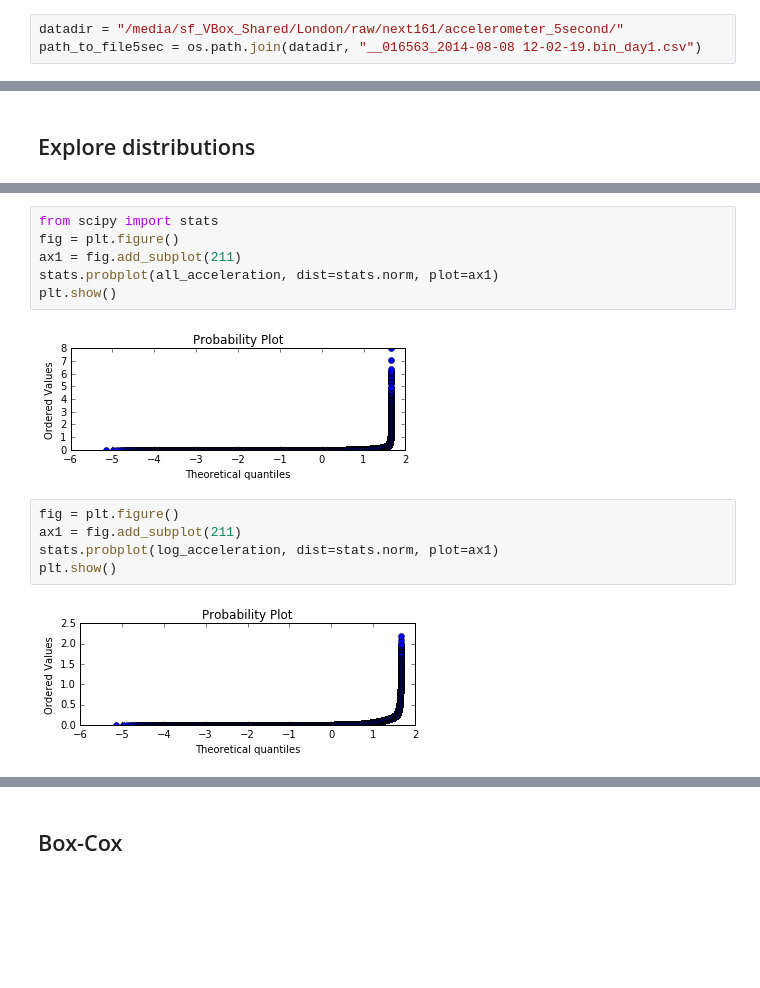
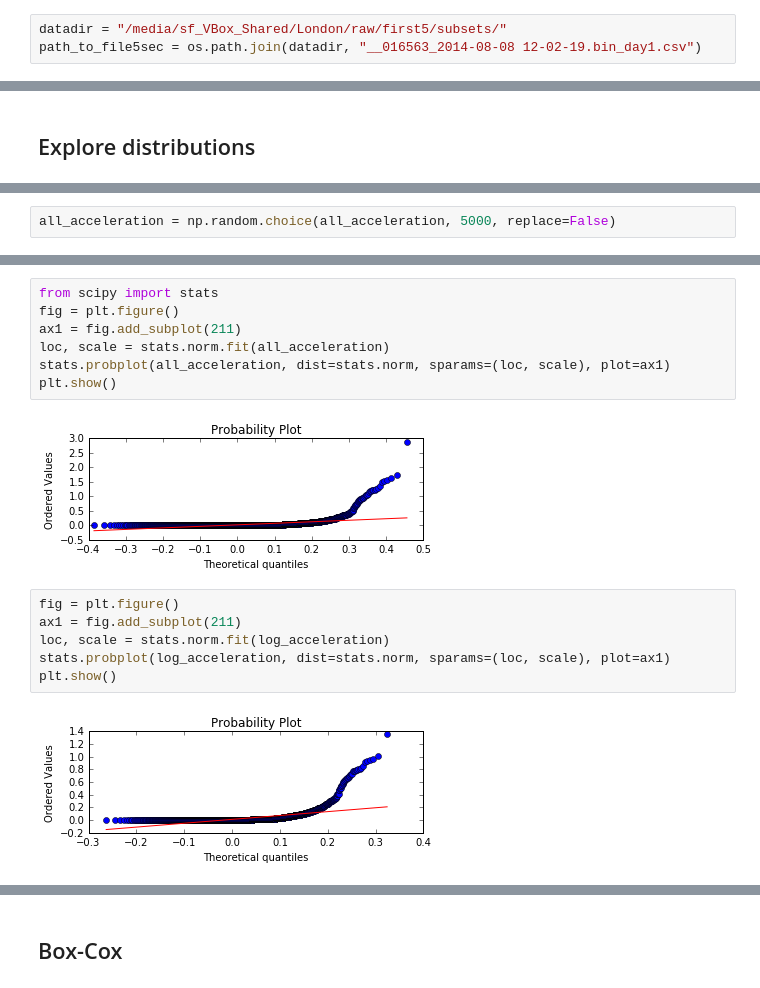
Before and after one commit to wadpac/hsmm4acc, a Jupyter notebook: notebooks/ExploreData5sec.ipynb, the cells around one changed output, grey strips where cells are left out. Drawn from its saved outputs; the diff is of its cells as text; blank space fills up the shorter version.

```diff
--- a/notebooks/ExploreData5sec.ipynb
+++ b/notebooks/ExploreData5sec.ipynb
@@ -6,7 +6,7 @@ import os
 # %% [output]
 Populating the interactive namespace from numpy and matplotlib
 # %%
-datadir = "/media/sf_VBox_Shared/London/raw/next161/accelerometer_5second/"
+datadir = "/media/sf_VBox_Shared/London/raw/first5/subsets/"
 path_to_file5sec = os.path.join(datadir, "__016563_2014-08-08 12-02-19.bin_day1.csv")
 # %%
 filenames = os.listdir(datadir)
@@ -46,0 +41,2 @@ print all_acceleration.shape
+# %%
+all_acceleration = np.random.choice(all_acceleration, 5000, replace=False)
@@ -61,15 +75,17 @@ plt.show()
 # %%
 from scipy import stats
 fig = plt.figure()
 ax1 = fig.add_subplot(211)
-stats.probplot(all_acceleration, dist=stats.norm, plot=ax1)
+loc, scale = stats.norm.fit(all_acceleration)
+stats.probplot(all_acceleration, dist=stats.norm, sparams=(loc, scale), plot=ax1)
 plt.show()
 # %% [output]
-[figure, old version]
+[figure, new version]
 # %%
 fig = plt.figure()
 ax1 = fig.add_subplot(211)
-stats.probplot(log_acceleration, dist=stats.norm, plot=ax1)
+loc, scale = stats.norm.fit(log_acceleration)
+stats.probplot(log_acceleration, dist=stats.norm, sparams=(loc, scale), plot=ax1)
 plt.show()
 # %% [output]
-[figure, old version]
+[figure, new version]
```
Also changed, not shown: parts of 21 cells of this notebook, 7 other files.
